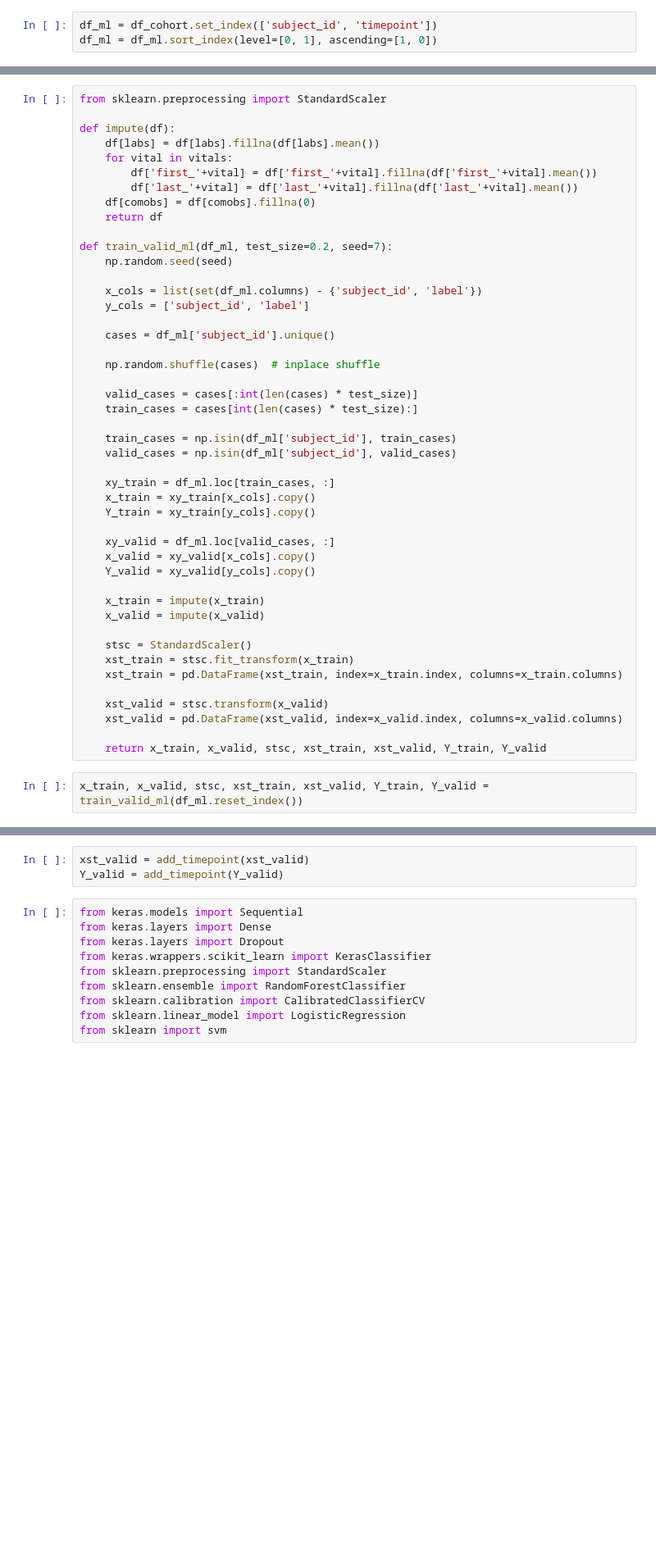
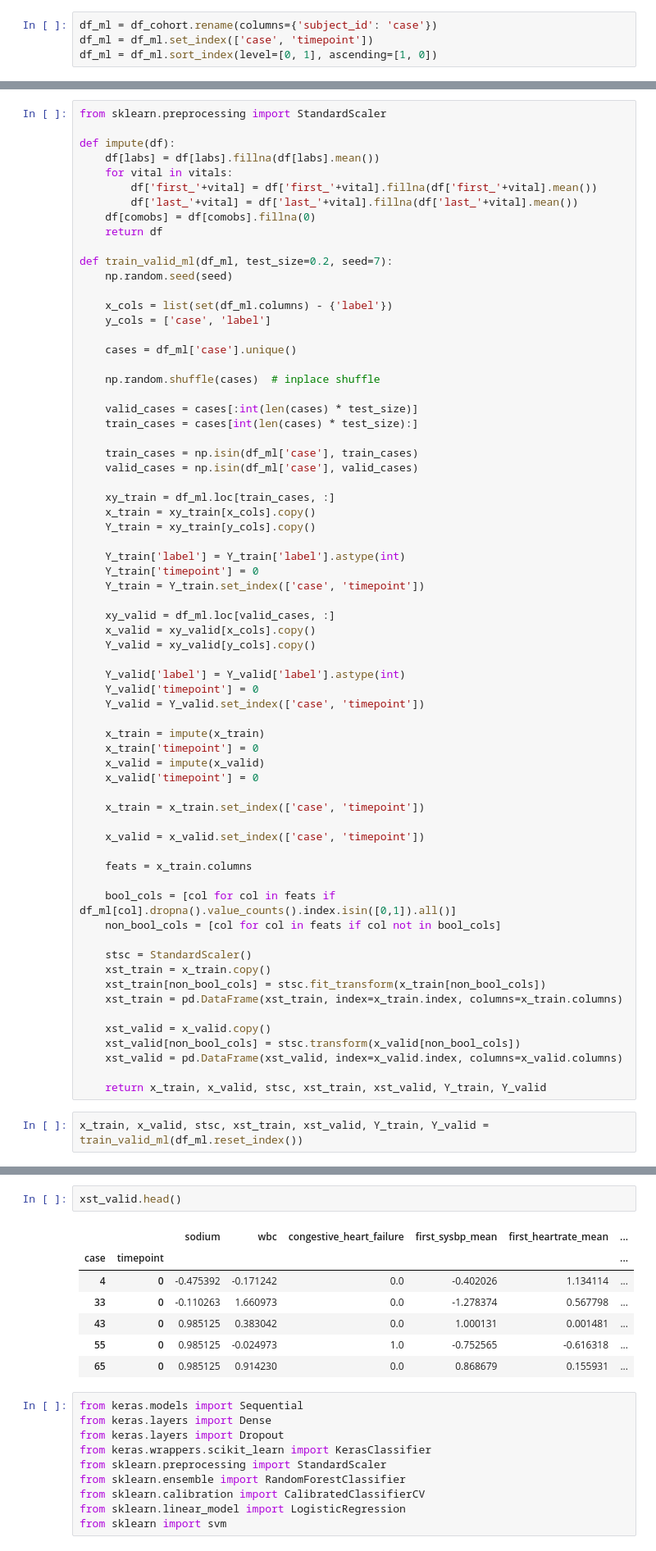
Before and after one commit to gstef80/MAgEC, a Jupyter notebook: MAgEC_Static_Cases.ipynb, the cells around one changed output, grey strips where cells are left out. Shown at 82% size. Saved outputs shown, nothing was run; the diff lists cells and outputs as text; blank space fills up the shorter version.

```diff
--- a/MAgEC_Static_Cases.ipynb
+++ b/MAgEC_Static_Cases.ipynb
@@ -30,7 +32,8 @@ features = vitals+labs
 
 df_cohort = mimic.get_mimic_data()
 # %%
-df_ml = df_cohort.set_index(['subject_id', 'timepoint'])
+df_ml = df_cohort.rename(columns={'subject_id': 'case'})
+df_ml = df_ml.set_index(['case', 'timepoint'])
 df_ml = df_ml.sort_index(level=[0, 1], ascending=[1, 0])
 # %%
 def featurize(df, outcome):
@@ -76,35 +79,56 @@ def impute(df):
 def train_valid_ml(df_ml, test_size=0.2, seed=7):
     np.random.seed(seed)
 
-    x_cols = list(set(df_ml.columns) - {'subject_id', 'label'})
-    y_cols = ['subject_id', 'label']
+    x_cols = list(set(df_ml.columns) - {'label'})
+    y_cols = ['case', 'label']
 
-    cases = df_ml['subject_id'].unique()
+    cases = df_ml['case'].unique()
 
     np.random.shuffle(cases)  # inplace shuffle
 
     valid_cases = cases[:int(len(cases) * test_size)]
     train_cases = cases[int(len(cases) * test_size):]
 
-    train_cases = np.isin(df_ml['subject_id'], train_cases)
-    valid_cases = np.isin(df_ml['subject_id'], valid_cases)
+    train_cases = np.isin(df_ml['case'], train_cases)
+    valid_cases = np.isin(df_ml['case'], valid_cases)
 
     xy_train = df_ml.loc[train_cases, :]
     x_train = xy_train[x_cols].copy()
     Y_train = xy_train[y_cols].copy()
 
+    Y_train['label'] = Y_train['label'].astype(int)
+    Y_train['timepoint'] = 0
+    Y_train = Y_train.set_index(['case', 'timepoint'])
+
     xy_valid = df_ml.loc[valid_cases, :]
     x_valid = xy_valid[x_cols].copy()
     Y_valid = xy_valid[y_cols].copy()
 
+    Y_valid['label'] = Y_valid['label'].astype(int)
+    Y_valid['timepoint'] = 0
+    Y_valid = Y_valid.set_index(['case', 'timepoint'])
+
     x_train = impute(x_train)
+    x_train['timepoint'] = 0
     x_valid = impute(x_valid)
+    x_valid['timepoint'] = 0
+
+    x_train = x_train.set_index(['case', 'timepoint'])
+
+    x_valid = x_valid.set_index(['case', 'timepoint'])
+
+    feats = x_train.columns
+
+    bool_cols = [col for col in feats if df_ml[col].dropna().value_counts().index.isin([0,1]).all()]
+    non_bool_cols = [col for col in feats if col not in bool_cols]
 
     stsc = StandardScaler()
-    xst_train = stsc.fit_transform(x_train)
+    xst_train = x_train.copy()
+    xst_train[non_bool_cols] = stsc.fit_transform(x_train[non_bool_cols])
     xst_train = pd.DataFrame(xst_train, index=x_train.index, columns=x_train.columns)
 
-    xst_valid = stsc.transform(x_valid)
+    xst_valid = x_valid.copy()
+    xst_valid[non_bool_cols] = stsc.transform(x_valid[non_bool_cols])
     xst_valid = pd.DataFrame(xst_valid, index=x_valid.index, columns=x_valid.columns)
 
     return x_train, x_valid, stsc, xst_train, xst_valid, Y_train, Y_valid
@@ -120,6 +137,13 @@ def add_timepoint(df):
-# %%
-xst_valid = add_timepoint(xst_valid)
-Y_valid = add_timepoint(Y_valid)
+# %%
+xst_valid.head()
+# %% [output]
+|  |  | sodium | wbc | congestive_heart_failure | first_sysbp_mean | first_heartrate_mean | ... |
+| case | timepoint |  |  |  |  |  | ... |
+| 4 | 0 | -0.475392 | -0.171242 | 0.0 | -0.402026 | 1.134114 | ... |
+| 33 | 0 | -0.110263 | 1.660973 | 0.0 | -1.278374 | 0.567798 | ... |
+| 43 | 0 | 0.985125 | 0.383042 | 0.0 | 1.000131 | 0.001481 | ... |
+| 55 | 0 | 0.985125 | -0.024973 | 1.0 | -0.752565 | -0.616318 | ... |
+| 65 | 0 | 0.985125 | 0.914230 | 0.0 | 0.868679 | 0.155931 | ... |
 # %%
 from keras.models import Sequential
 from keras.layers import Dense
```
Also changed, not shown: parts of 60 cells of this notebook, 3 other files.
